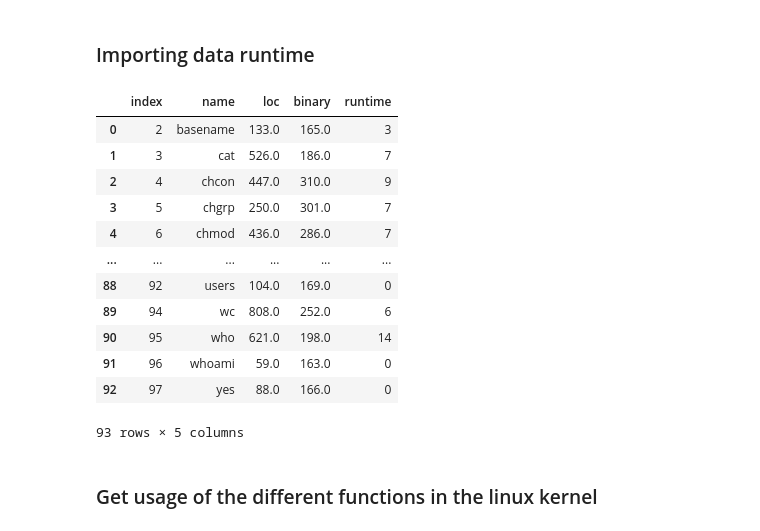
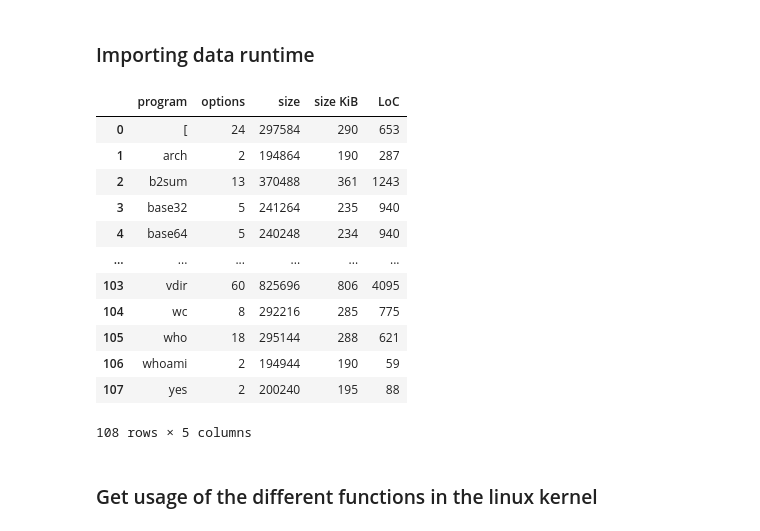
Before and after one commit to ternava/zero-variability, a Jupyter notebook: scripts/Data_analysis.ipynb, the cells around one changed output. Saved outputs shown, nothing was run; the diff lists cells and outputs as text; code cells hidden in the pictures.

```diff
--- a/scripts/Data_analysis.ipynb
+++ b/scripts/Data_analysis.ipynb
@@ -21,23 +31,23 @@ from scipy.stats import spearmanr
 # %% [markdown]
 ### Importing data runtime
 # %%
-df = pd.read_csv("../measures/table1.csv")
-df = df.dropna().reset_index()
+df = pd.read_csv("../measures/final2.csv")
+df = df.dropna()
 df
 # %% [output]
-|  | index | name | loc | binary | runtime |
-| 0 | 2 | basename | 133.0 | 165.0 | 3 |
-| 1 | 3 | cat | 526.0 | 186.0 | 7 |
-| 2 | 4 | chcon | 447.0 | 310.0 | 9 |
-| 3 | 5 | chgrp | 250.0 | 301.0 | 7 |
-| 4 | 6 | chmod | 436.0 | 286.0 | 7 |
+|  | program | options | size | size KiB | LoC |
+| 0 | [ | 24 | 297584 | 290 | 653 |
+| 1 | arch | 2 | 194864 | 190 | 287 |
+| 2 | b2sum | 13 | 370488 | 361 | 1243 |
+| 3 | base32 | 5 | 241264 | 235 | 940 |
+| 4 | base64 | 5 | 240248 | 234 | 940 |
 | ... | ... | ... | ... | ... | ... |
-| 88 | 92 | users | 104.0 | 169.0 | 0 |
-| 89 | 94 | wc | 808.0 | 252.0 | 6 |
-| 90 | 95 | who | 621.0 | 198.0 | 14 |
-| 91 | 96 | whoami | 59.0 | 163.0 | 0 |
-| 92 | 97 | yes | 88.0 | 166.0 | 0 |
+| 103 | vdir | 60 | 825696 | 806 | 4095 |
+| 104 | wc | 8 | 292216 | 285 | 775 |
+| 105 | who | 18 | 295144 | 288 | 621 |
+| 106 | whoami | 2 | 194944 | 190 | 59 |
+| 107 | yes | 2 | 200240 | 195 | 88 |
-93 rows × 5 columns
+108 rows × 5 columns
 # %% [markdown]
 ### Get usage of the different functions in the linux kernel
 # %% [markdown]
```
Also changed, not shown: parts of 35 cells of this notebook, 9 other files.
